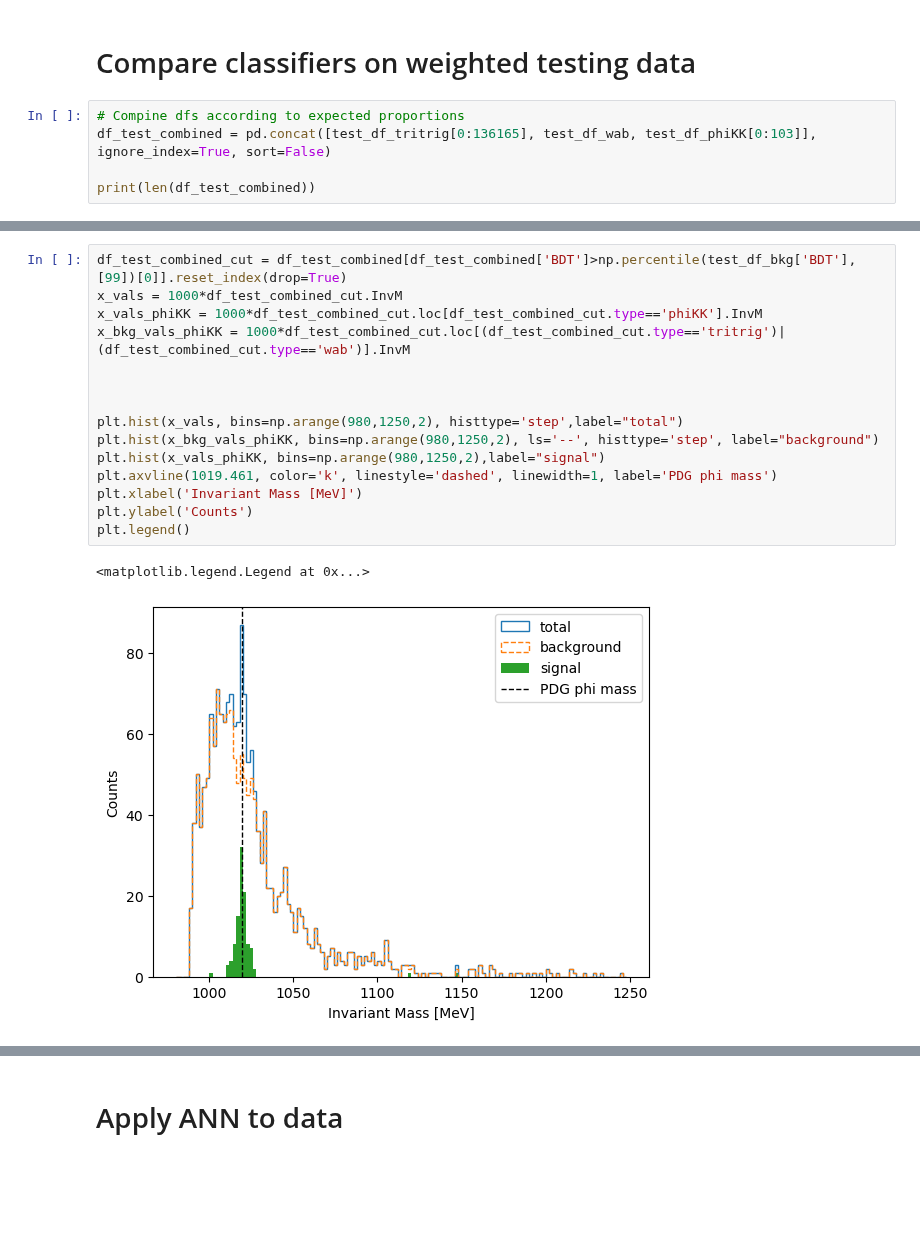
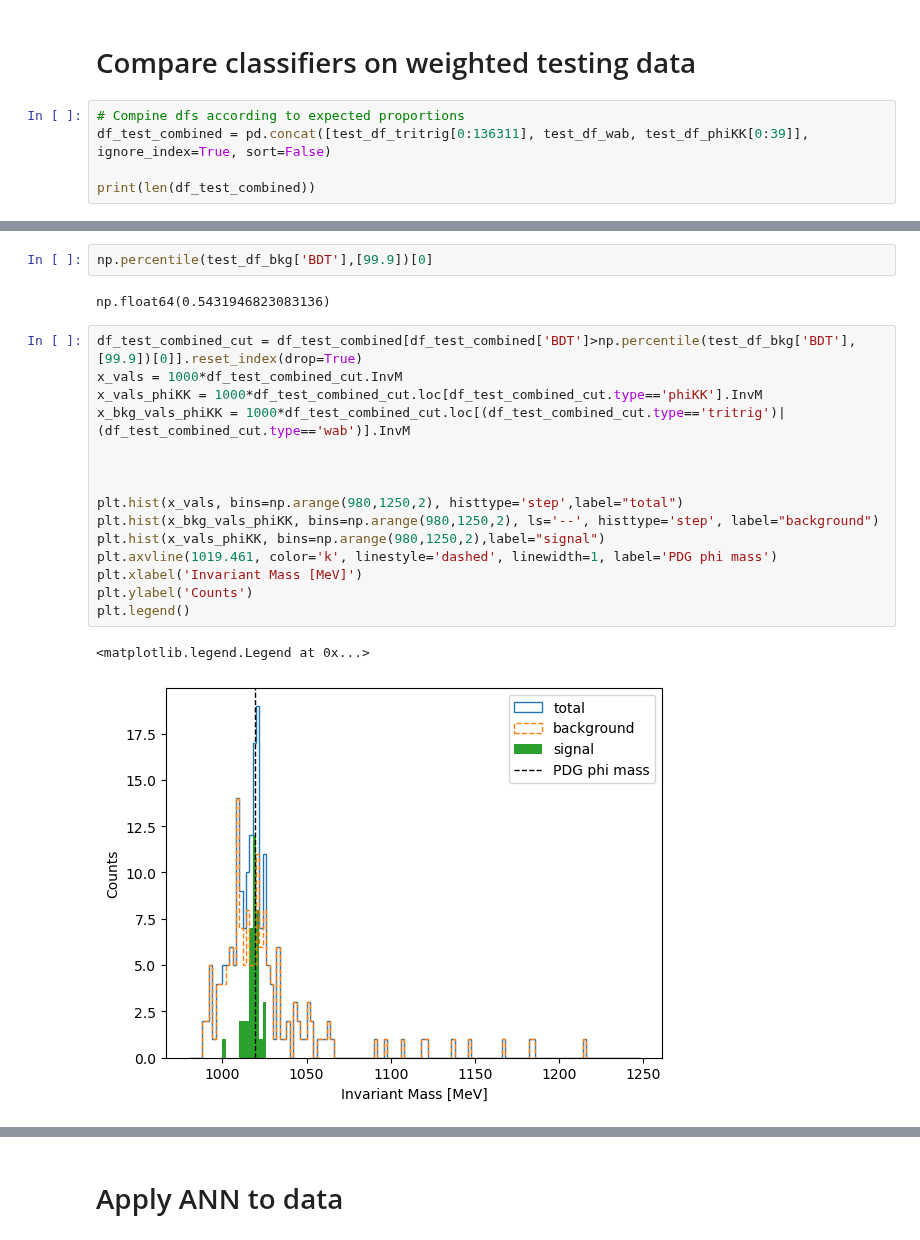
Before and after one commit to mghrear/pivoting-ANN, a Jupyter notebook: compare_models.ipynb, the cells around one changed output, grey strips where cells are left out. Saved outputs shown, nothing was run; the diff lists cells and outputs as text; blank space fills up the shorter version.

```diff
--- a/compare_models.ipynb
+++ b/compare_models.ipynb
@@ -181,7 +181,7 @@ plt.legend()
 # Compare classifiers on weighted testing data
 # %%
 # Compine dfs according to expected proportions
-df_test_combined = pd.concat([test_df_tritrig[0:136165], test_df_wab, test_df_phiKK[0:103]], ignore_index=True, sort=False)
+df_test_combined = pd.concat([test_df_tritrig[0:136311], test_df_wab, test_df_phiKK[0:39]], ignore_index=True, sort=False)
 
 print(len(df_test_combined))
 # %% [output]
@@ -202,21 +202,25 @@ plt.legend()
+# %%
+np.percentile(test_df_bkg['BDT'],[99.9])[0]
+# %% [output]
+np.float64(0.5431946823083136)
 # %%
-df_test_combined_cut = df_test_combined[df_test_combined['BDT']>np.percentile(test_df_bkg['BDT'],[99])[0]].reset_index(drop=True)
+df_test_combined_cut = df_test_combined[df_test_combined['BDT']>np.percentile(test_df_bkg['BDT'],[99.9])[0]].reset_index(drop=True)
 x_vals = 1000*df_test_combined_cut.InvM
 x_vals_phiKK = 1000*df_test_combined_cut.loc[df_test_combined_cut.type=='phiKK'].InvM
 x_bkg_vals_phiKK = 1000*df_test_combined_cut.loc[(df_test_combined_cut.type=='tritrig')|(df_test_combined_cut.type=='wab')].InvM
 
 
 
 plt.hist(x_vals, bins=np.arange(980,1250,2), histtype='step',label="total")
 plt.hist(x_bkg_vals_phiKK, bins=np.arange(980,1250,2), ls='--', histtype='step', label="background")
 plt.hist(x_vals_phiKK, bins=np.arange(980,1250,2),label="signal")
 plt.axvline(1019.461, color='k', linestyle='dashed', linewidth=1, label='PDG phi mass')
 plt.xlabel('Invariant Mass [MeV]')
 plt.ylabel('Counts')
 plt.legend()
 # %% [output]
 <matplotlib.legend.Legend at 0x...>
-[figure, old version]
+[figure, new version]
 # %%
 plt.hist(df_test_combined['BDT'].loc[df_test_combined.PhiKK == 0],bins=np.arange(0,1.01,0.01), histtype='step',label='Background')
 plt.hist(df_test_combined['BDT'].loc[df_test_combined.PhiKK == 1],bins=np.arange(0,1.01,0.01), histtype='step',label='Signal')
```
Also changed, not shown: parts of 8 cells of this notebook, 2 other files.
